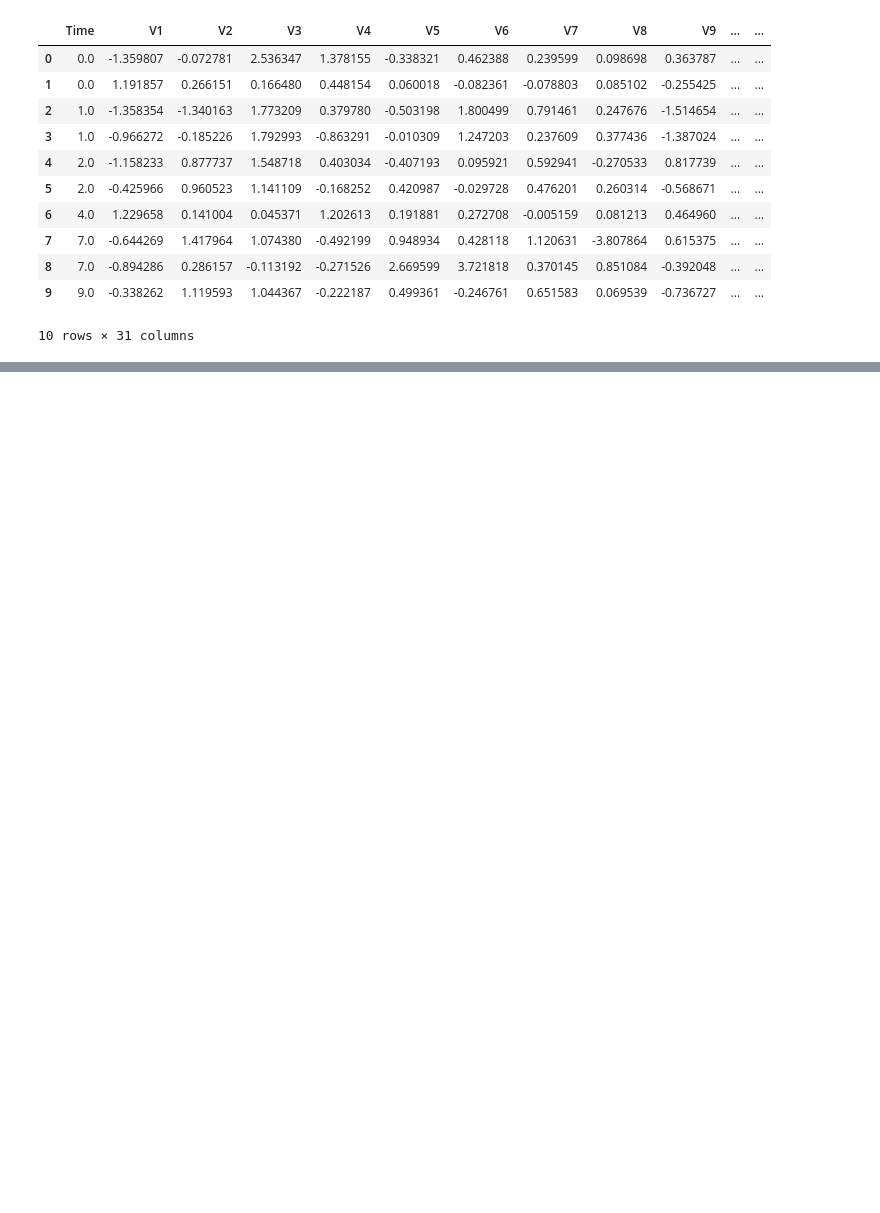
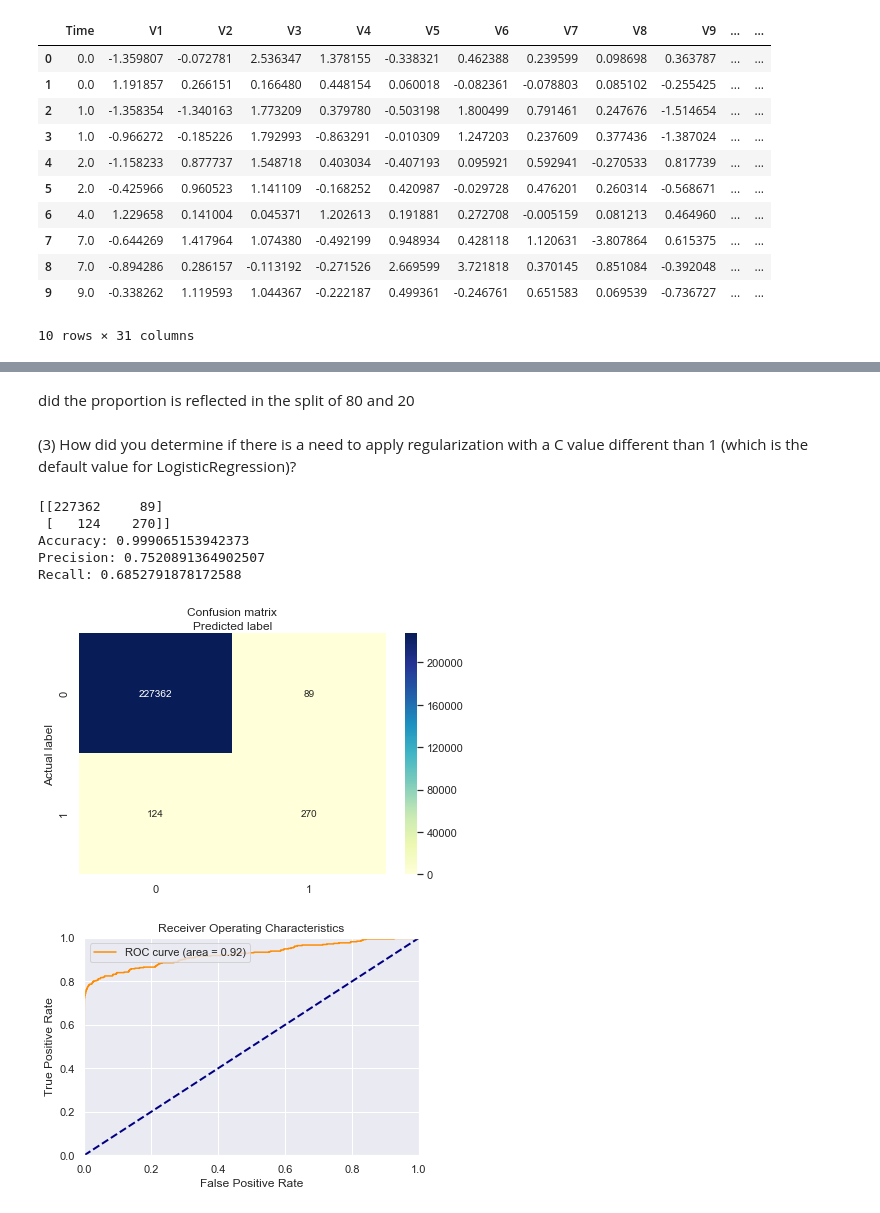
Before and after one commit to harineem1/Springboard01, a Jupyter notebook: Capstone/Capstone 1/Code/CP1 Using Logistic Regression.ipynb, the cells around one changed output, grey strips where cells are left out. Drawn from its saved outputs; the diff is of its cells as text; code cells hidden in the pictures; blank space fills up the shorter version.

```diff
--- a/Capstone/Capstone 1/Code/CP1 Using Logistic Regression.ipynb
+++ b/Capstone/Capstone 1/Code/CP1 Using Logistic Regression.ipynb
@@ -78,0 +68,4 @@ def drawConfusionMatrix(cnf_matrix):
+# %% [markdown]
+did the proportion is reflected in the split of 80 and 20
+# %%
+X_train, X_test, y_train, y_test = train_test_split(X, y, test_size=0.2, stratify=y, random_state=123, shuffle=True)
@@ -78,0 +81,14 @@ def drawConfusionMatrix(cnf_matrix):
+# %% [markdown]
+(3) How did you determine if there is a need to apply regularization with a C value different than 1 (which is the default value for LogisticRegression)?
+# %%
+model = LogisticRegression()
+model.fit(X_train,y_train)
+analyzePredictions(model, X_train, y_train)
+# %% [output]
+[[227362     89]
+ [   124    270]]
+Accuracy: 0.999065153942373
+Precision: 0.7520891364902507
+Recall: 0.6852791878172588
+[figure, added]
+[figure, added]
```
Also changed, not shown: parts of 12 cells of this notebook.
